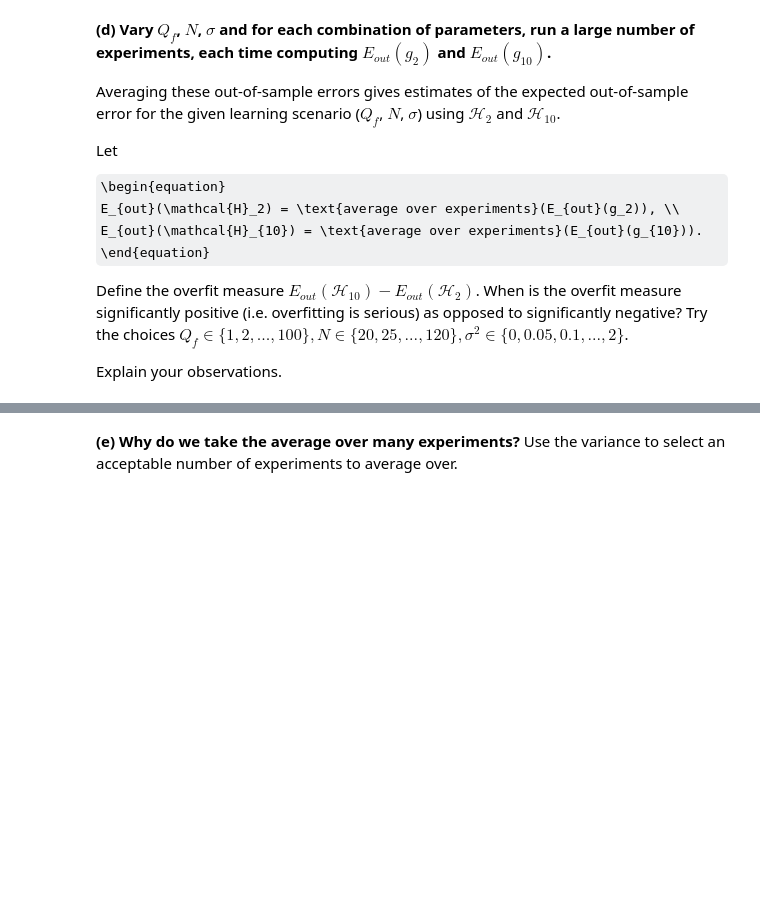
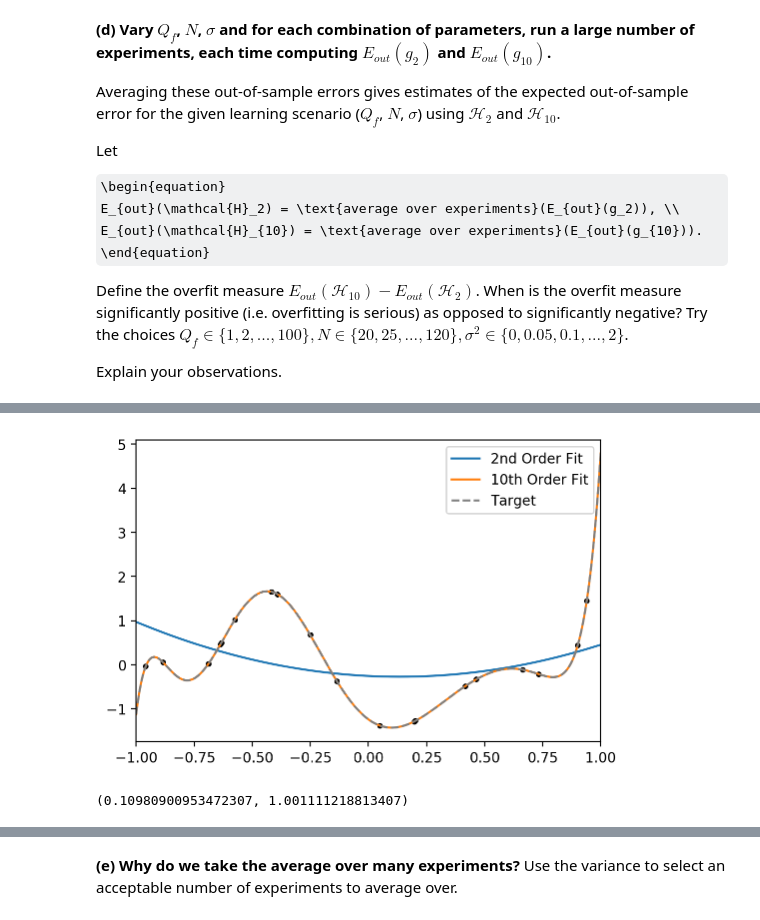
Before and after one commit to csteinmetz1/machine-learning, a Jupyter notebook: h2/h2.ipynb, the cells around one changed output, grey strips where cells are left out. Drawn from its saved outputs; the diff is of its cells as text; code cells hidden in the pictures; some formulas as TeX source; blank space fills up the shorter version.

```diff
--- a/h2/h2.ipynb
+++ b/h2/h2.ipynb
@@ -183,0 +215,5 @@ fit_models(3, 1000000, 0.0)
+# %%
+fit_models(10, 20, 0.0, plot=True)
+# %% [output]
+[figure, added]
+(0.10980900953472307, 1.001111218813407)
```
Also changed, not shown: parts of 21 cells of this notebook, 1 other file.
